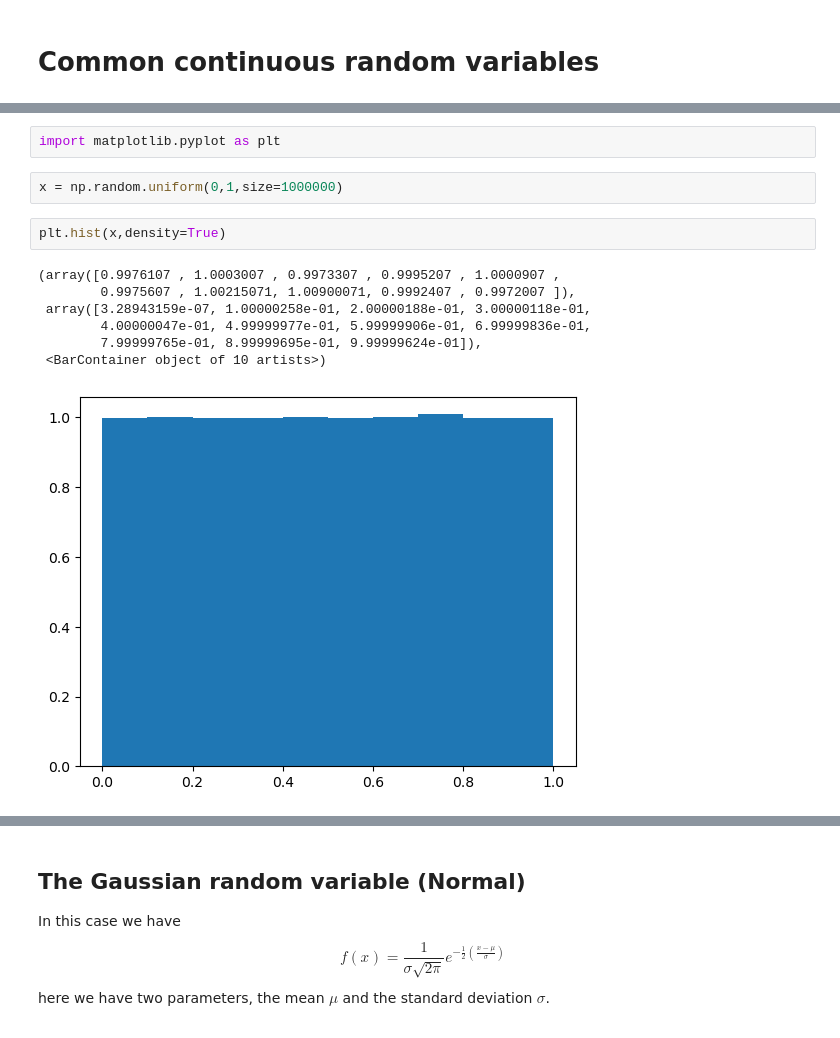
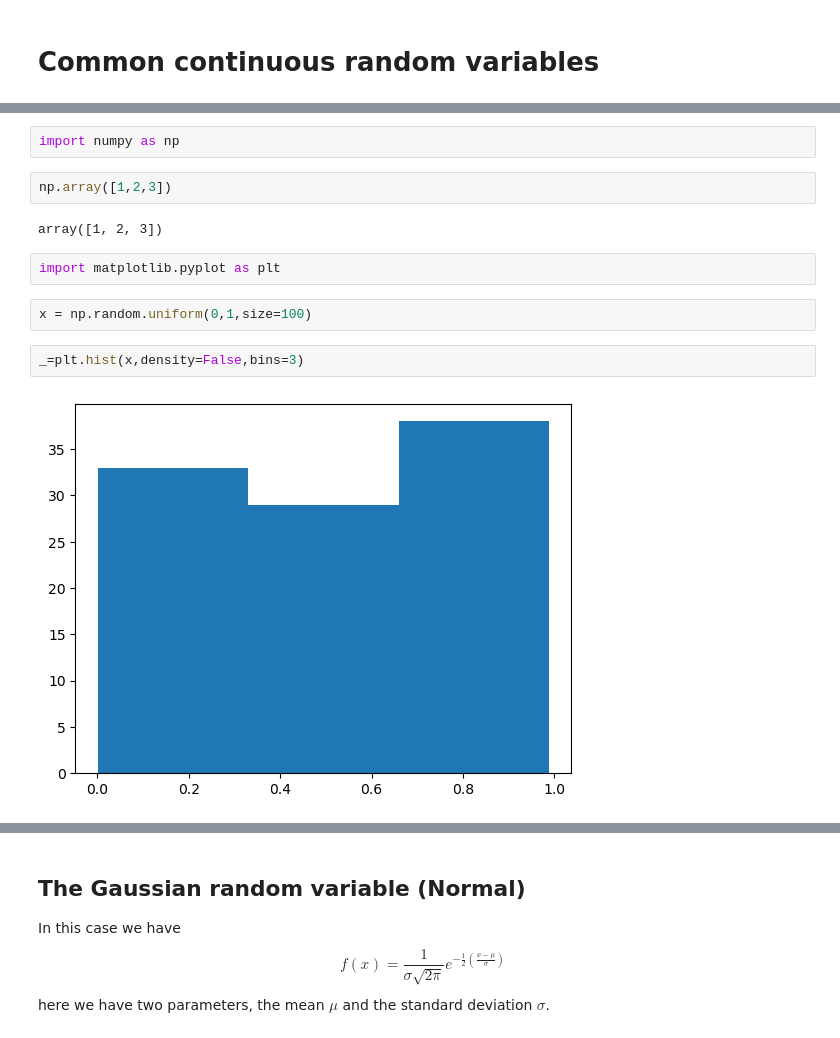
Before and after one commit to datascience-intro/1MS041-2023, a Jupyter notebook: notebooks/02-Random_Variables_examples.ipynb, the cells around one changed output, grey strips where cells are left out. Cells and saved outputs as stored; diff of their text form.

```diff
--- a/notebooks/02-Random_Variables_examples.ipynb
+++ b/notebooks/02-Random_Variables_examples.ipynb
@@ -121,20 +117,20 @@ $$
     <th><img src="https://upload.wikimedia.org/wikipedia/commons/thumb/6/63/Uniform_cdf.svg/500px-Uniform_cdf.svg.png" alt="wikipedia image 500px-Uniform_cdf.svg.png" width=250></th>
   </tr>
 </table>
+# %%
+import numpy as np
+# %%
+np.array([1,2,3])
+# %% [output]
+array([1, 2, 3])
 # %%
 import matplotlib.pyplot as plt
 # %%
-x = np.random.uniform(0,1,size=1000000)
+x = np.random.uniform(0,1,size=100)
 # %%
-plt.hist(x,density=True)
+_=plt.hist(x,density=False,bins=3)
 # %% [output]
-(array([0.9976107 , 1.0003007 , 0.9973307 , 0.9995207 , 1.0000907 ,
-        0.9975607 , 1.00215071, 1.00900071, 0.9992407 , 0.9972007 ]),
- array([3.28943159e-07, 1.00000258e-01, 2.00000188e-01, 3.00000118e-01,
-        4.00000047e-01, 4.99999977e-01, 5.99999906e-01, 6.99999836e-01,
-        7.99999765e-01, 8.99999695e-01, 9.99999624e-01]),
- <BarContainer object of 10 artists>)
-[figure, old version]
+[figure, new version]
 # %%
 from Utils import makeEDF,makeEMF
 plotEMF(makeEMF(np.random.uniform(size=100)))
```
Also changed, not shown: parts of 13 cells of this notebook, 15 other files.
